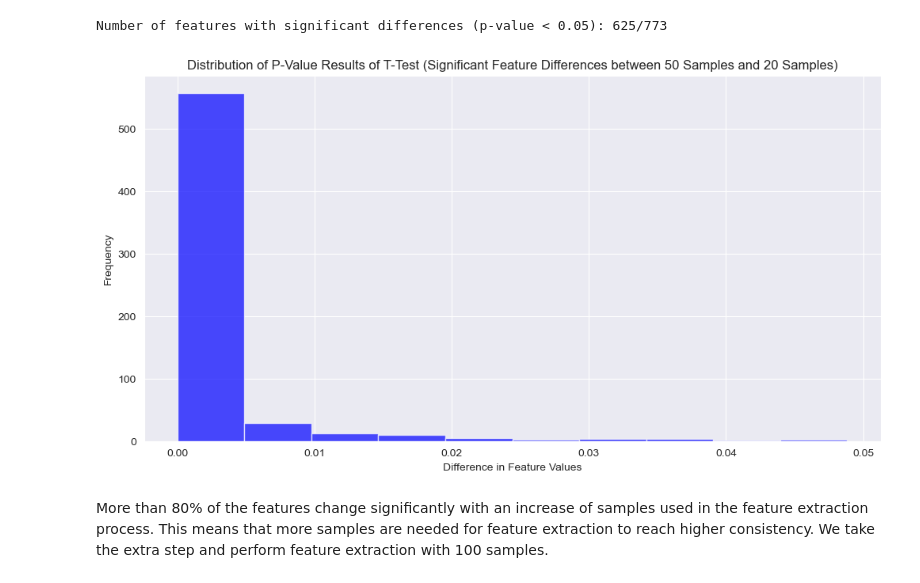
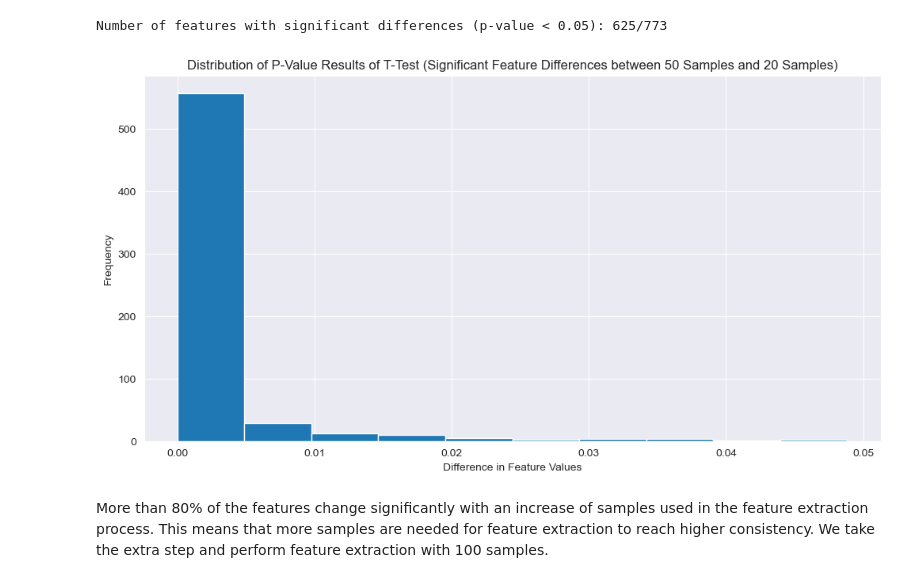
Before and after one commit to dhuber-dev/robust-univariate-ad, a Jupyter notebook: building_meta_learning_algorithm.ipynb, the cells around one changed output. Drawn from its saved outputs; the diff is of its cells as text; code cells hidden in the pictures.

```diff
--- a/building_meta_learning_algorithm.ipynb
+++ b/building_meta_learning_algorithm.ipynb
@@ -30,8 +30,7 @@ import pandas as pd
 import matplotlib.pyplot as plt
 
 def compare_features(feature_set_1: pd.DataFrame, feature_set_2: pd.DataFrame, p_value_threshold: float = 0.05, return_significant_only: bool = False) -> pd.DataFrame:
-    """
-    Compare features between two feature sets using paired t-tests and identify those with significant differences.
+    """Compare features between two feature sets using paired t-tests and identify those with significant differences.
 
     This function performs paired t-tests on corresponding features from two input DataFrames to determine if there are
     statistically significant differences between them. The results can either include all features with their p-values
@@ -76,15 +75,15 @@ Number of features with significant differences (p-value < 0.05): 625/773
 # %%
 import matplotlib.pyplot as plt
 
 # Visualize the distribution of differences
 plt.figure(figsize=(12, 6))
-plt.hist(significant_features_2050['P-Value'].values.flatten(), color='blue', alpha=0.7)
+plt.hist(significant_features_2050['P-Value'].values.flatten())
 plt.title('Distribution of P-Value Results of T-Test (Significant Feature Differences between 50 Samples and 20 Samples)')
 plt.xlabel('Difference in Feature Values')
 plt.ylabel('Frequency')
 plt.show()
 # %% [output]
-[figure, old version]
+[figure, new version]
 # %% [markdown]
 More than 80% of the features change significantly with an increase of samples used in the feature extraction process. This means that more samples are needed for feature extraction to reach higher consistency. We take the extra step and perform feature extraction with 100 samples.
 # %%
```
Also changed, not shown: parts of 13 cells of this notebook.
